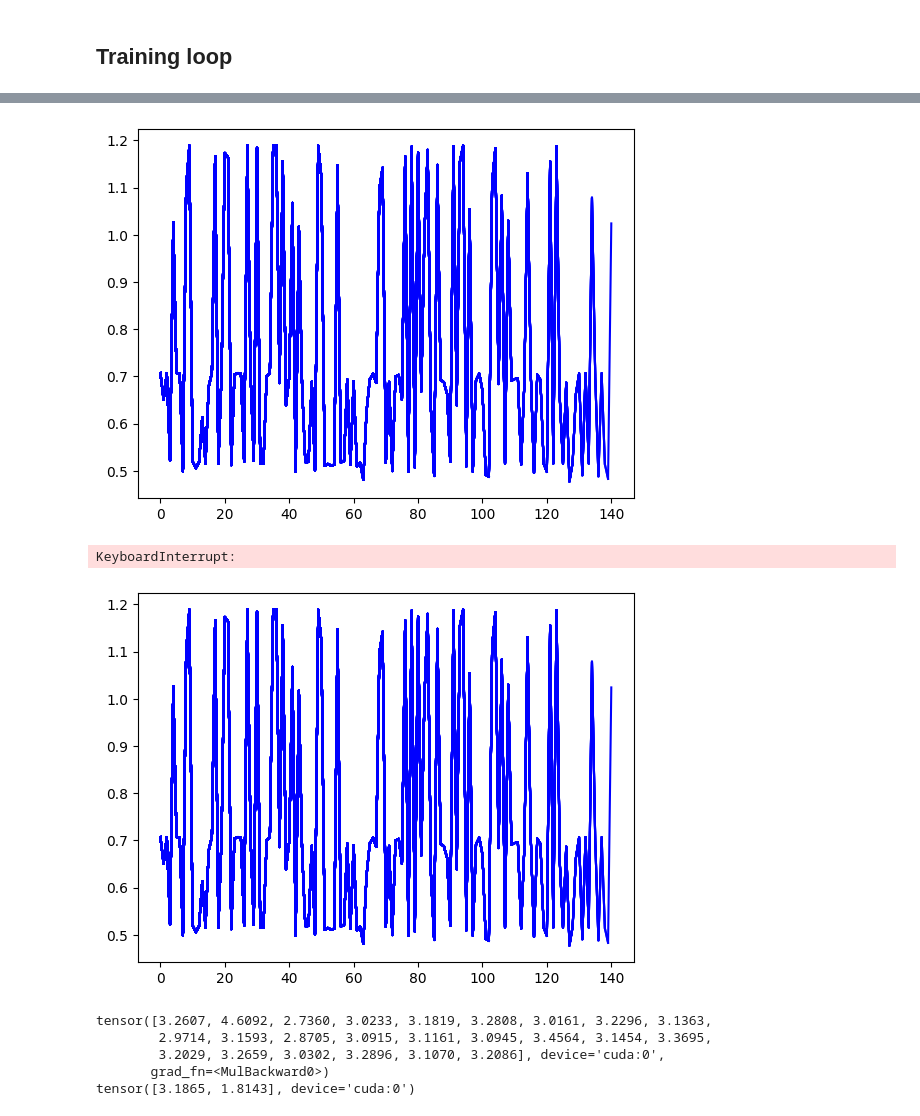
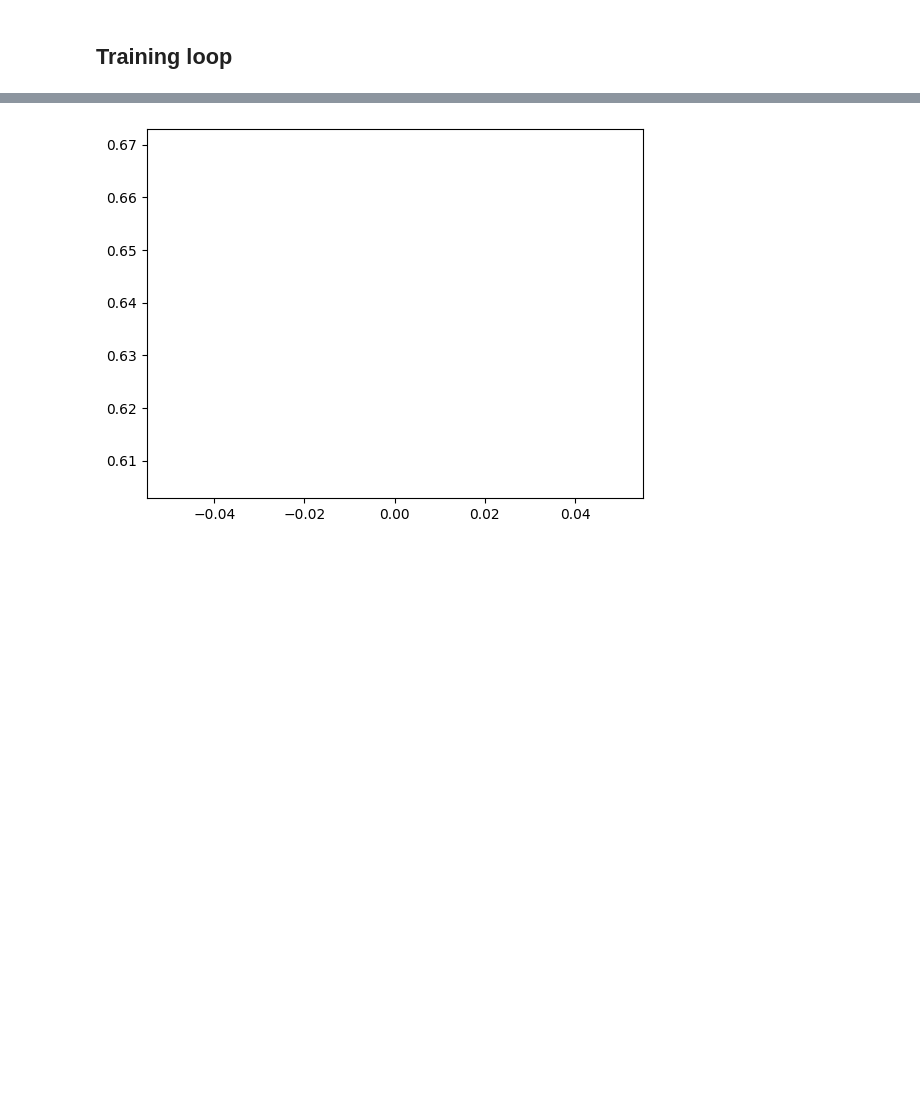
Before and after one commit to MichelDucartier/music_doa, a Jupyter notebook: MUSIC_ML_stuff.ipynb, the cells around one changed output, grey strips where cells are left out. Drawn from its saved outputs; the diff is of its cells as text; code cells hidden in the pictures; blank space fills up the shorter version.

```diff
--- a/MUSIC_ML_stuff.ipynb
+++ b/MUSIC_ML_stuff.ipynb
@@ -74,81 +90,94 @@ DeepMUSIC(
 )
 # %%
 from IPython.display import clear_output
+from torch.nn import MSELoss, CrossEntropyLoss
+from scipy.signal import hilbert
 
 CHECKPOINTS_PATH = "checkpoints/"
 Path(CHECKPOINTS_PATH).mkdir(parents=True, exist_ok=True)
 
-optimizer = optim.Adam(model.parameters(), lr=1e-8)
+optimizer = optim.Adam(model.parameters(), lr=1e-4)
 criterion = rmspe_loss
+# criterion = CrossEntropyLoss()
 
 plt.ion()
 X = []
 Y = []
 
-batch_size = 32
+batch_size = 16
 
 for split in range(n_splits):  # loop over the dataset multiple times
     ds = load_from_disk(f"res/train/split{split}/dataset").to_iterable_dataset().with_format("torch")
 
-    running_loss = 0.0
+    running_loss = []
     optimizer.zero_grad()
 
     for i, data in enumerate(ds):
-        audio = data["audio"].to(device)
+        audio = torch.tensor(hilbert(data["audio"]), dtype=torch.cfloat).to(device)
         n_sources = data["n_sources"]
         doas = (data["doas"].to(device) / 180) * np.pi
 
         # zero the parameter gradients
 
         # forward + backward + optimize
-        estimated_doas = model(audio, n_sources)
+        estimated_doas, _ = model(audio, n_sources)
+
+        # estimated_n_sources_vec = classifier(audio).flatten()
+        # n_sources_vec = (torch.arange(conf["max_sources"]) == n_sources-1).type(torch.float).to(device)
+
+        # loss = criterion(estimated_n_sources_vec, n_sources_vec)
         loss = criterion(estimated_doas, doas, n_sources)
         loss.backward()
 
         if (i+1) % batch_size == 0:
           optimizer.step()
           optimizer.zero_grad()
 
-        # print statistics
-        running_loss = loss.item()
+          # Update plot
+          X.append(0 if len(X) == 0 else X[-1]+1)
+          Y.append(np.mean(running_loss))
+          plt.plot(X, Y, color='b')
+          clear_output(wait=True)
+          display(plt.gcf())
+          running_loss = []
 
-        # Update plot
-        X.append(0 if len(X) == 0 else X[-1]+1)
-        Y.append(running_loss)
-        plt.plot(X, Y, color='b')
-        clear_output(wait=True)
-        display(plt.gcf())
+        running_loss.append(loss.item())
+
+
 
         # if i % 50 == 0:
         #   torch.save({
         #       'split': split,
         #       'model_state_dict': model.state_dict(),
         #       'optimizer_state_dict': optimizer.state_dict(),
         #       'loss': running_loss,
         #       }, os.path.join(CHECKPOINTS_PATH, f"model-checkpoint-{split}-{i}.pt"))
 
 print('Finished Training')
 # %% [output]
-[figure, old version]
+[figure, new version]
-KeyboardInterrupt:
-[figure, removed]
 # %%
-ds = load_from_disk(f"res/train/split{3}/dataset").to_iterable_dataset().with_format("torch")
+ds = load_from_disk(f"res/train/split{0}/dataset").to_iterable_dataset().with_format("torch")
 
 for data in ds:
-    audio = data["audio"].to("cuda")
+    sampled_data = data
+    audio = torch.tensor(hilbert(data["audio"]), dtype=torch.cfloat).to(device)
     n_sources = data["n_sources"]
     doas = (data["doas"].to(device) / 180) * np.pi
 
-    estimated_doas = model(audio, n_sources)
+    estimated_sources, spectrum = model(audio, n_sources)
 
-    print(estimated_doas)
+    print(estimated_sources)
+    print(n_sources)
     print(doas)
+    print(rmspe_loss(estimated_sources, doas, n_sources))
+
+    estimated_sources = estimated_sources.cpu().detach().numpy()[: n_sources]
+    doas = doas.cpu().detach().numpy()
+
+    plt.xlim((0, 2 * np.pi))
+    for pred, true in zip(estimated_sources, doas):
+      plt.axvline(pred % 2 * np.pi, color='b')
+      plt.axvline(true % 2 * np.pi, color='g')
 
     break
-# %% [output]
-tensor([3.2607, 4.6092, 2.7360, 3.0233, 3.1819, 3.2808, 3.0161, 3.2296, 3.1363,
-        2.9714, 3.1593, 2.8705, 3.0915, 3.1161, 3.0945, 3.4564, 3.1454, 3.3695,
-        3.2029, 3.2659, 3.0302, 3.2896, 3.1070, 3.2086], device='cuda:0',
-       grad_fn=<MulBackward0>)
-tensor([3.1865, 1.8143], device='cuda:0')
```
Also changed, not shown: parts of 6 cells of this notebook.
